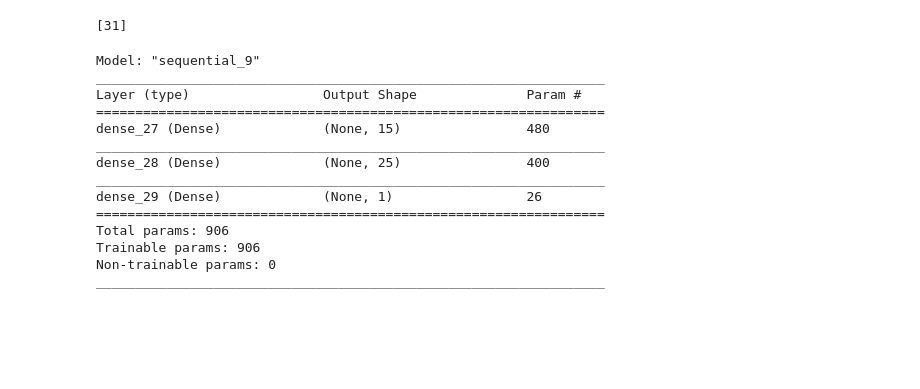
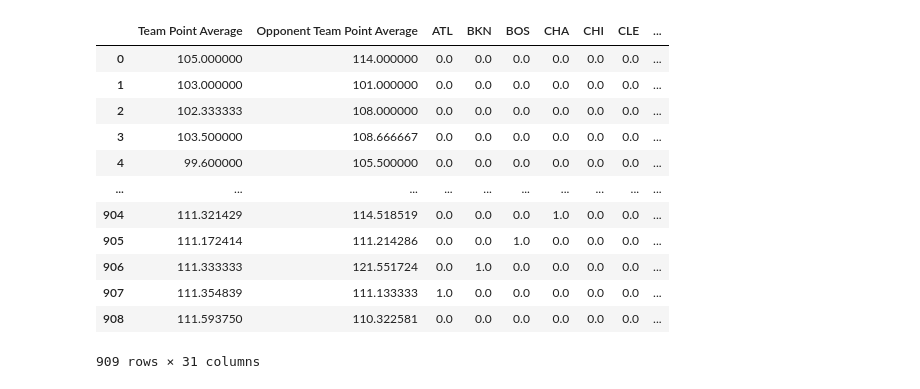
Before and after one commit to RohanPankaj/NBA-Prediction, a Jupyter notebook: Team-Predictions-New.ipynb, the cells around one changed output. Saved outputs shown, nothing was run; the diff lists cells and outputs as text; code cells hidden in the pictures; blank space fills up the shorter version.

```diff
--- a/Team-Predictions-New.ipynb
+++ b/Team-Predictions-New.ipynb
@@ -466,0 +268,3 @@ normed_test_data
+# %%
+backup = test
+backup
@@ -467 +285,19 @@ normed_test_data
+# %%
+
+backup_two = backup
+backup_two
+# %% [output]
+|  | Team Point Average | Opponent Team Point Average | ATL | BKN | BOS | CHA | CHI | CLE | ... |
+| 0 | 105.000000 | 114.000000 | 0.0 | 0.0 | 0.0 | 0.0 | 0.0 | 0.0 | ... |
+| 1 | 103.000000 | 101.000000 | 0.0 | 0.0 | 0.0 | 0.0 | 0.0 | 0.0 | ... |
+| 2 | 102.333333 | 108.000000 | 0.0 | 0.0 | 0.0 | 0.0 | 0.0 | 0.0 | ... |
+| 3 | 103.500000 | 108.666667 | 0.0 | 0.0 | 0.0 | 0.0 | 0.0 | 0.0 | ... |
+| 4 | 99.600000 | 105.500000 | 0.0 | 0.0 | 0.0 | 0.0 | 0.0 | 0.0 | ... |
+| ... | ... | ... | ... | ... | ... | ... | ... | ... | ... |
+| 904 | 111.321429 | 114.518519 | 0.0 | 0.0 | 0.0 | 1.0 | 0.0 | 0.0 | ... |
+| 905 | 111.172414 | 111.214286 | 0.0 | 0.0 | 1.0 | 0.0 | 0.0 | 0.0 | ... |
+| 906 | 111.333333 | 121.551724 | 0.0 | 1.0 | 0.0 | 0.0 | 0.0 | 0.0 | ... |
+| 907 | 111.354839 | 111.133333 | 1.0 | 0.0 | 0.0 | 0.0 | 0.0 | 0.0 | ... |
+| 908 | 111.593750 | 110.322581 | 0.0 | 0.0 | 0.0 | 0.0 | 0.0 | 0.0 | ... |
+909 rows × 31 columns
 # %%
@@ -497,21 +410,0 @@ def build_model():
-# %%
-model = build_model()
-# %% [output]
-[31]
-# %%
-model.summary()
-# %% [output]
-Model: "sequential_9"
-_________________________________________________________________
-Layer (type)                 Output Shape              Param #
-=================================================================
-dense_27 (Dense)             (None, 15)                480
-_________________________________________________________________
-dense_28 (Dense)             (None, 25)                400
-_________________________________________________________________
-dense_29 (Dense)             (None, 1)                 26
-=================================================================
-Total params: 906
-Trainable params: 906
-Non-trainable params: 0
-_________________________________________________________________
```
Also changed, not shown: parts of 34 cells of this notebook.
